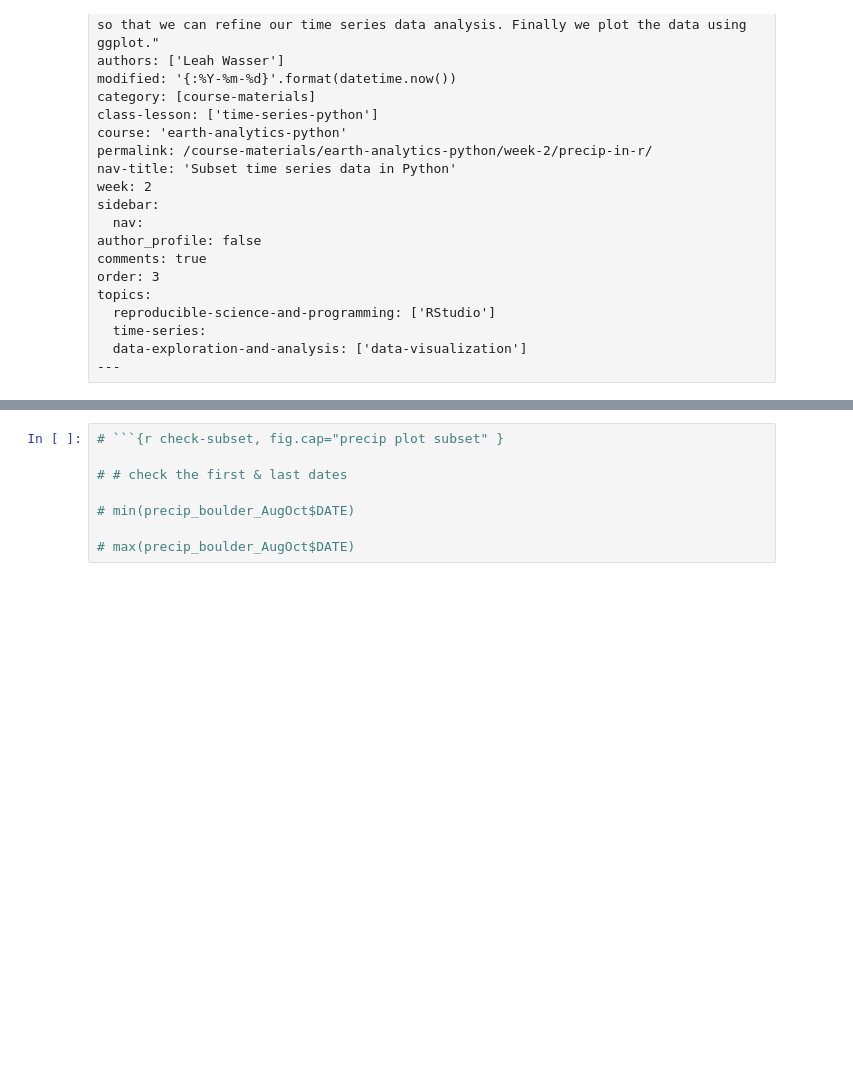
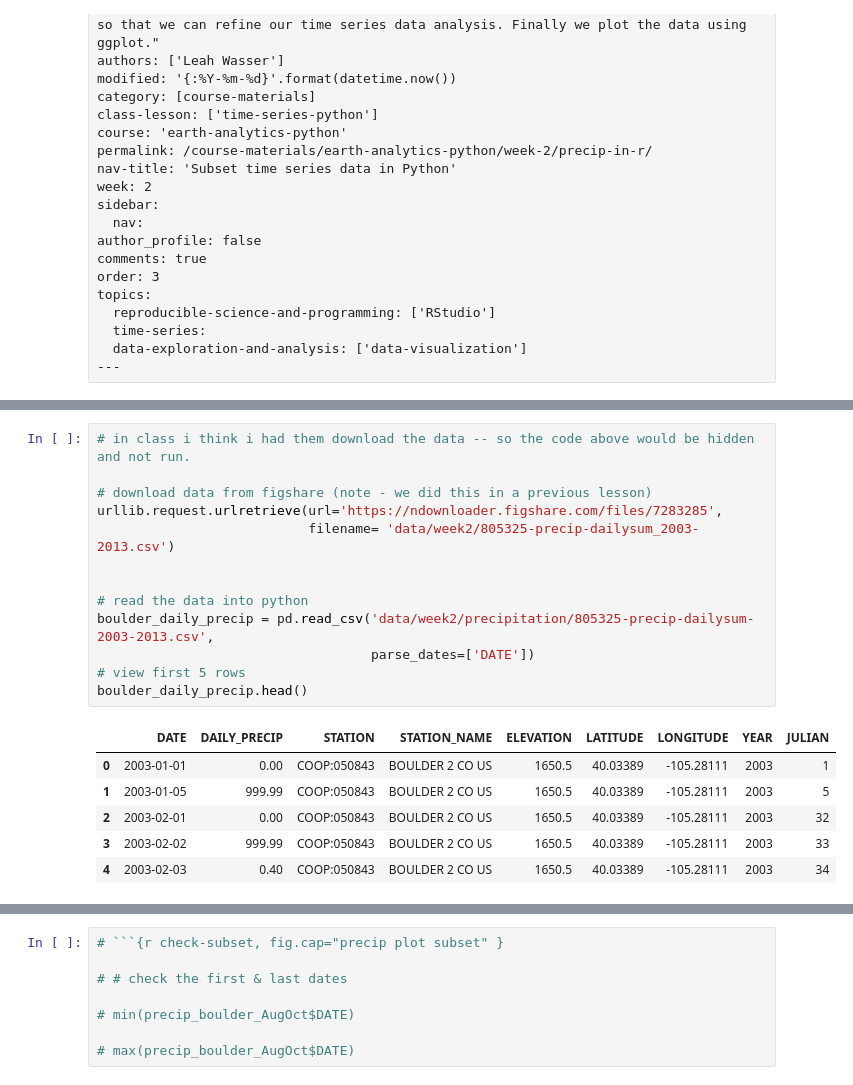
Before and after one commit to choldgraf/earth-analytics-python_OLD, a Jupyter notebook: notebooks/final-notebooks/week-2/plot-time-series-handle-dates/2017-01-25-flood03-clean-plot-precipitation-data-in-python.ipynb, the cells around one changed output, grey strips where cells are left out. Cells and saved outputs as stored; diff of their text form; blank space fills up the shorter version.

```diff
--- a/notebooks/final-notebooks/week-2/plot-time-series-handle-dates/2017-01-25-flood03-clean-plot-precipitation-data-in-python.ipynb
+++ b/notebooks/final-notebooks/week-2/plot-time-series-handle-dates/2017-01-25-flood03-clean-plot-precipitation-data-in-python.ipynb
@@ -607,0 +151,20 @@ print(precip_boulder_AugOct['DATE'].max())
+# %%
+# in class i think i had them download the data -- so the code above would be hidden and not run.
+
+# download data from figshare (note - we did this in a previous lesson)
+urllib.request.urlretrieve(url='https://ndownloader.figshare.com/files/7283285',
+                           filename= 'data/week2/805325-precip-dailysum_2003-2013.csv')
+
+
+# read the data into python
+boulder_daily_precip = pd.read_csv('data/week2/precipitation/805325-precip-dailysum-2003-2013.csv',
+                                   parse_dates=['DATE'])
+# view first 5 rows
+boulder_daily_precip.head()
+# %% [output]
+|  | DATE | DAILY_PRECIP | STATION | STATION_NAME | ELEVATION | LATITUDE | LONGITUDE | YEAR | JULIAN |
+| 0 | 2003-01-01 | 0.00 | COOP:050843 | BOULDER 2 CO US | 1650.5 | 40.03389 | -105.28111 | 2003 | 1 |
+| 1 | 2003-01-05 | 999.99 | COOP:050843 | BOULDER 2 CO US | 1650.5 | 40.03389 | -105.28111 | 2003 | 5 |
+| 2 | 2003-02-01 | 0.00 | COOP:050843 | BOULDER 2 CO US | 1650.5 | 40.03389 | -105.28111 | 2003 | 32 |
+| 3 | 2003-02-02 | 999.99 | COOP:050843 | BOULDER 2 CO US | 1650.5 | 40.03389 | -105.28111 | 2003 | 33 |
+| 4 | 2003-02-03 | 0.40 | COOP:050843 | BOULDER 2 CO US | 1650.5 | 40.03389 | -105.28111 | 2003 | 34 |
```
Also changed, not shown: parts of 44 cells of this notebook, 4 other files.
